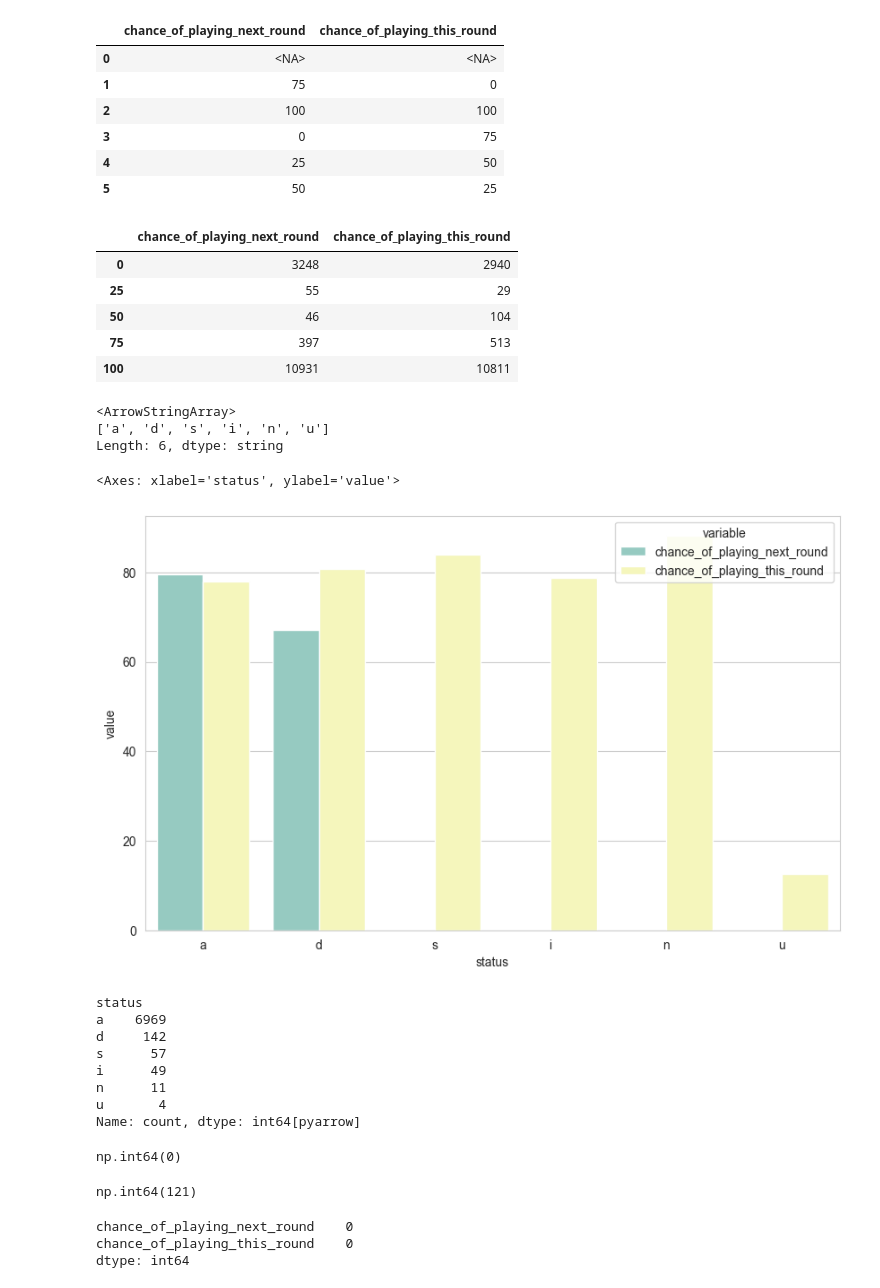
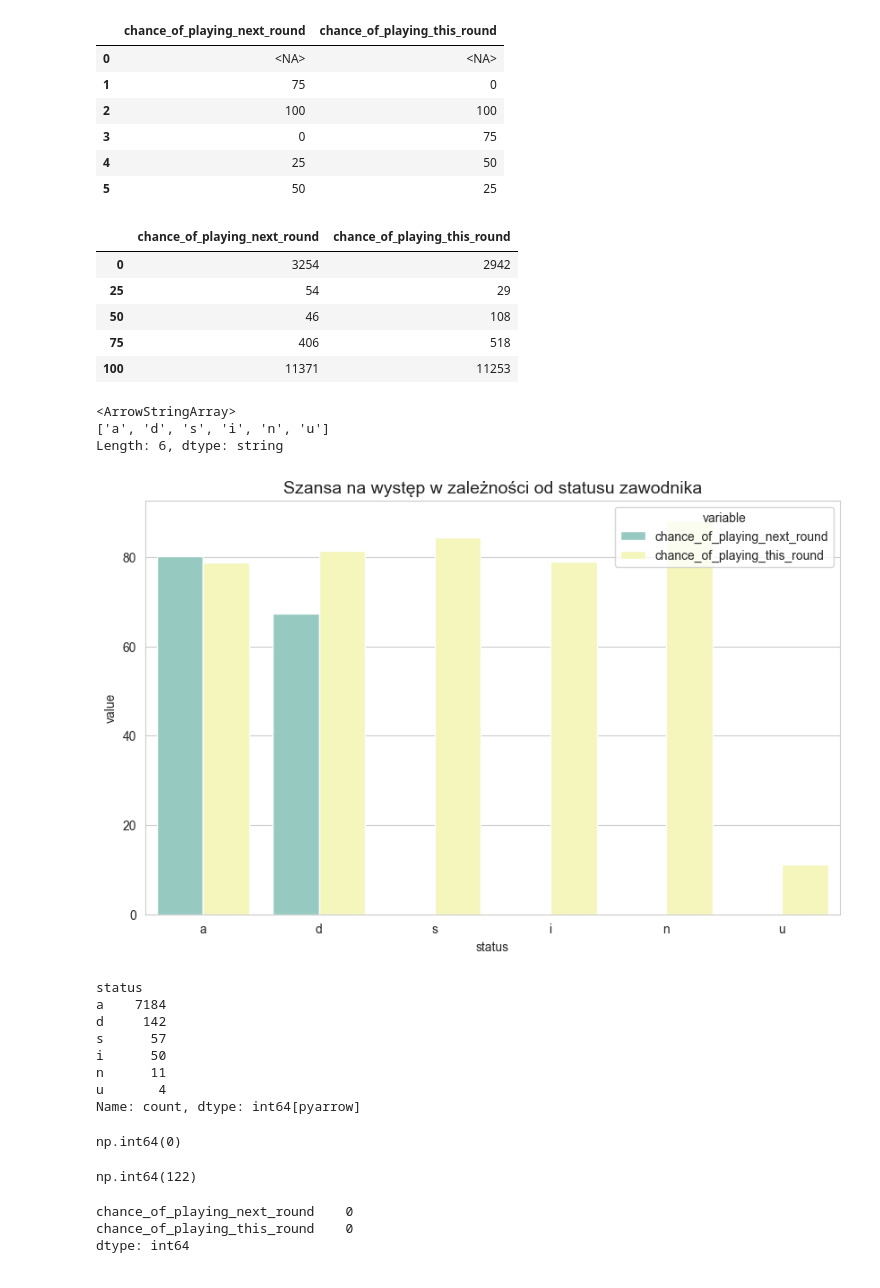
Before and after one commit to ruus77/FPL-Points-Predictions, a Jupyter notebook: Notebooks/Data_Preparation/Data_Cleaning.ipynb, the cells around one changed output. Saved outputs shown, nothing was run; the diff lists cells and outputs as text; code cells hidden in the pictures.

```diff
--- a/Notebooks/Data_Preparation/Data_Cleaning.ipynb
+++ b/Notebooks/Data_Preparation/Data_Cleaning.ipynb
@@ -16,11 +11,6 @@ sys.path.append(str(here("Scripts")))
 from data_utils import sort_data
 # %%
-data_path = here("Data/FPL_data_untidy.parquet")
-club_data_path = here("Data/club_data.parquet")
-club_data = pd.read_parquet(club_data_path,
-                            engine="pyarrow")
-data = pd.read_parquet(data_path,
-                       engine='pyarrow')
+data = pd.read_parquet(config.UNTIDY_DATA_PATH)
 data.columns = data.columns.str.lower()
 # %%
 data["season_id"] = data.season.str.replace("-", "", regex=True).str.replace("20", "", regex=True).astype(int)
@@ -254,11 +241,11 @@ data[chance_cols].apply(lambda x: x.unique())
 data[chance_cols].apply(lambda x: x.value_counts())
 # %% [output]
 |  | chance_of_playing_next_round | chance_of_playing_this_round |
-| 0 | 3248 | 2940 |
-| 25 | 55 | 29 |
-| 50 | 46 | 104 |
-| 75 | 397 | 513 |
-| 100 | 10931 | 10811 |
+| 0 | 3254 | 2942 |
+| 25 | 54 | 29 |
+| 50 | 46 | 108 |
+| 75 | 406 | 518 |
+| 100 | 11371 | 11253 |
 # %%
 data.status.unique()
 # %% [output]
@@ -267,18 +254,18 @@ data.status.unique()
 Length: 6, dtype: string
 # %%
 plt.figure(figsize=(10, 6))
-sns.barplot(data=data.melt('status', chance_cols), x='status', y='value', hue='variable', errorbar=None)
+plt.title("Szansa na występ w zależności od statusu zawodnika", fontsize=14)
+sns.barplot(data=data.melt('status', chance_cols), x='status', y='value', hue='variable', errorbar=None);
 # %% [output]
-<Axes: xlabel='status', ylabel='value'>
-[figure, old version]
+[figure, new version]
 # %%
 data[data[chance_cols + ["status"]].isna().any(axis=1)][chance_cols + ["status"]].status.value_counts()
 # %% [output]
 status
-a    6969
+a    7184
 d     142
 s      57
-i      49
+i      50
 n      11
 u       4
 Name: count, dtype: int64[pyarrow]
@@ -289,7 +276,7 @@ np.int64(0)
 # %%
 data[data.status.isin(["s", "i", "n", "u"])].chance_of_playing_this_round.isna().sum()
 # %% [output]
-np.int64(121)
+np.int64(122)
 # %%
 status_fill = {
     'a': 100,
```
Also changed, not shown: parts of 25 cells of this notebook, 4 other files.
